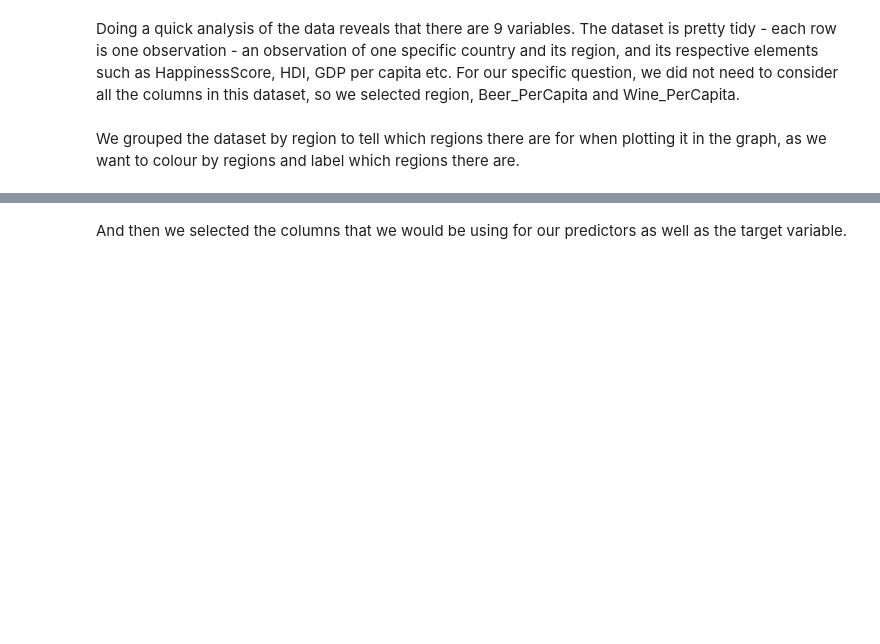
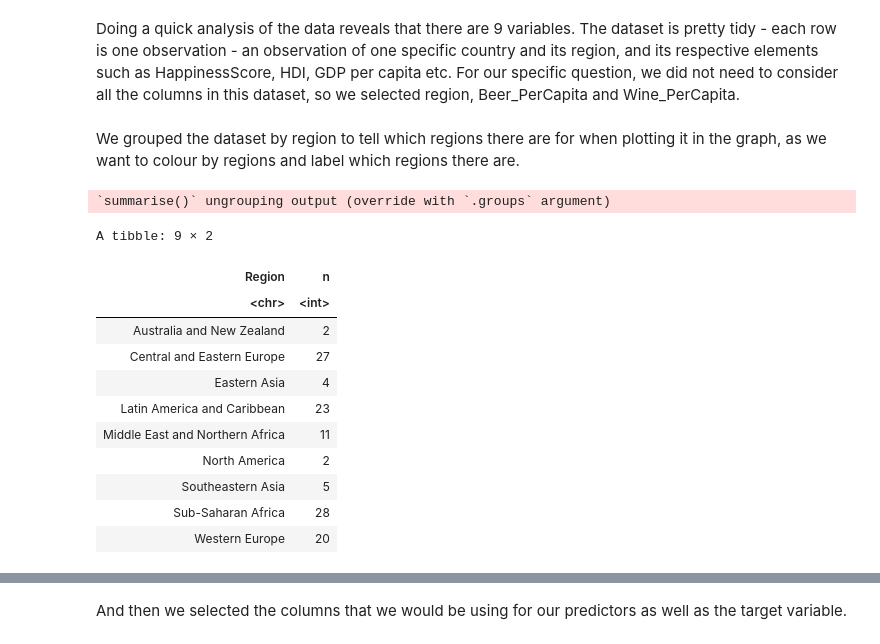
Before and after one commit to chloekim672/007-project-dsci-25-, a Jupyter notebook: dsciprojectfinal.ipynb, the cells around one changed output, grey strips where cells are left out. Saved outputs shown, nothing was run; the diff lists cells and outputs as text; code cells hidden in the pictures; blank space fills up the shorter version.

```diff
--- a/dsciprojectfinal.ipynb
+++ b/dsciprojectfinal.ipynb
@@ -52,5 +72,19 @@ We grouped the dataset by region to tell which regions there are for when plotti
 # %%
 data_grouped <- alcohol_data %>%
                 group_by(Region) %>%
-                summarize()
+                summarize(n = n())
 data_grouped
+# %% [output]
+`summarise()` ungrouping output (override with `.groups` argument)
+A tibble: 9 × 2
+| Region | n |
+| <chr> | <int> |
+| Australia and New Zealand | 2 |
+| Central and Eastern Europe | 27 |
+| Eastern Asia | 4 |
+| Latin America and Caribbean | 23 |
+| Middle East and Northern Africa | 11 |
+| North America | 2 |
+| Southeastern Asia | 5 |
+| Sub-Saharan Africa | 28 |
+| Western Europe | 20 |
```
Also changed, not shown: parts of 8 cells of this notebook.
